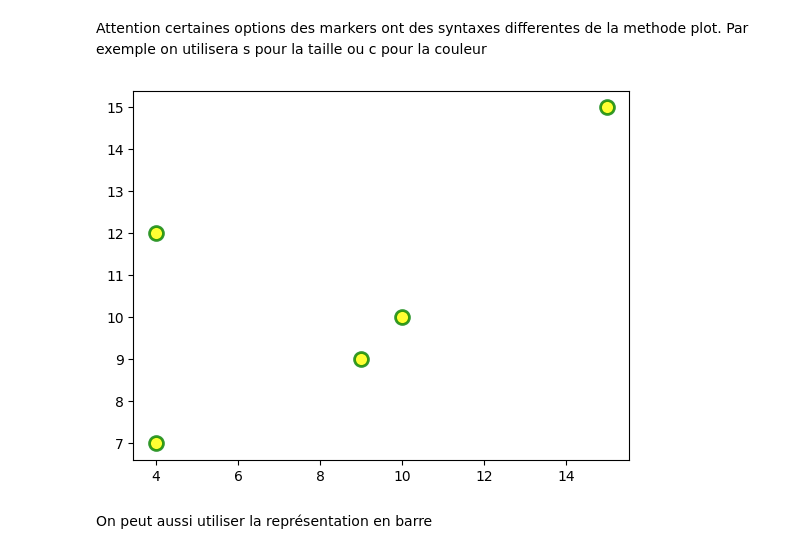
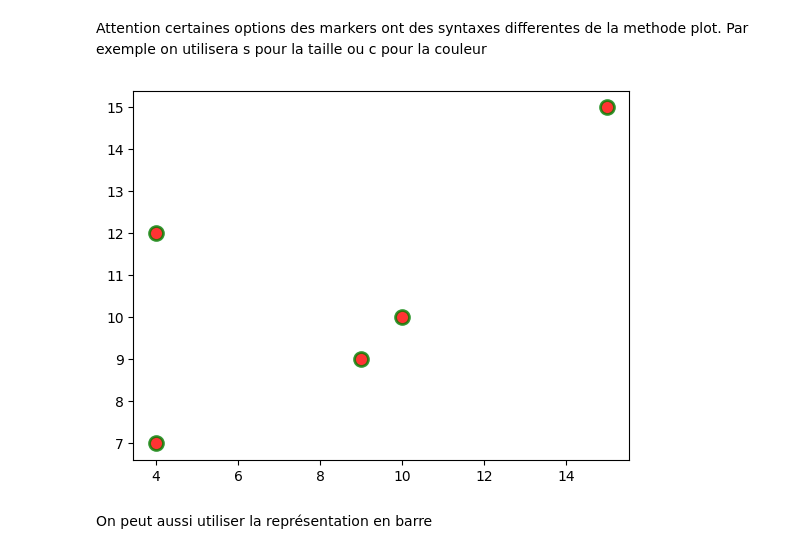
Before and after one commit to scayez/UEE2IMACS, a Jupyter notebook: CoursPython2IMACS#4_graph.ipynb, the cells around one changed output. Saved outputs shown, nothing was run; the diff lists cells and outputs as text; code cells hidden in the pictures.

```diff
--- a/CoursPython2IMACS#4_graph.ipynb
+++ b/CoursPython2IMACS#4_graph.ipynb
@@ -432,10 +432,10 @@ ax.scatter(x2,y)
 Attention certaines options des markers ont des syntaxes differentes de la methode plot. Par exemple on utilisera s pour la taille ou c pour la couleur
 # %%
 fig,ax = plt.subplots()
-ax.scatter(x2, y, marker='o', s=100, edgecolors='green', linewidths=2,
+ax.scatter(x2, y, marker='o', s=100, edgecolors='green', linewidths=2, c ='red',
            facecolors='yellow', alpha=0.8);
 # %% [output]
-[figure, old version]
+[figure, new version]
 # %% [markdown]
 On peut aussi utiliser la représentation en barre
 # %%
```
Also changed, not shown: parts of 14 cells of this notebook, 5 other files.
